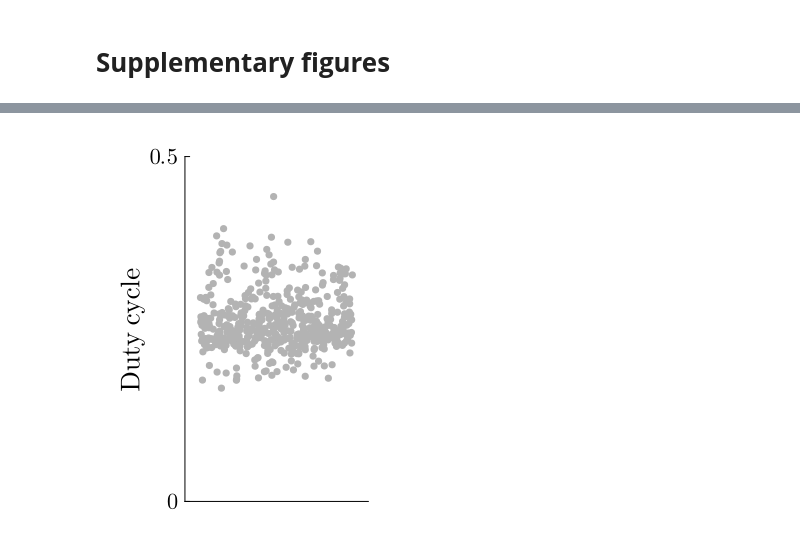
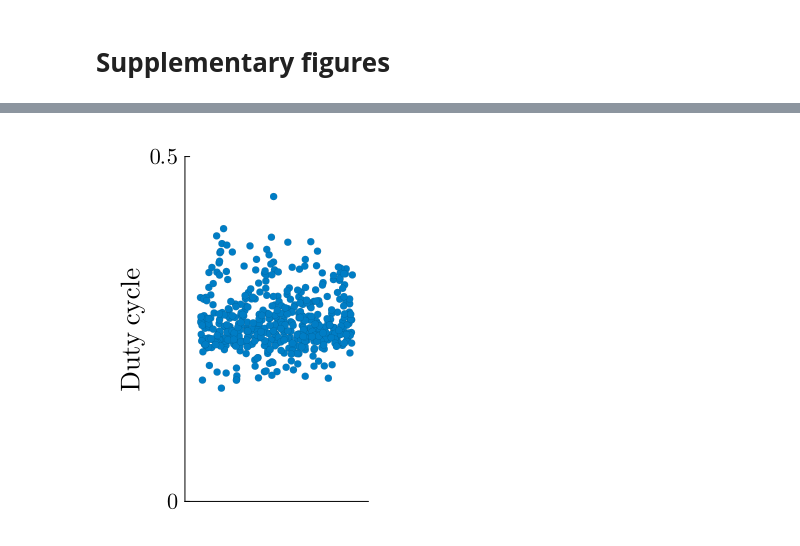
Before and after one commit to arthur-fyon/CORR_2022, a Jupyter notebook: STG/FYON_2022_STG_plots.ipynb, the cells around one changed output, grey strips where cells are left out. Cells and saved outputs as stored; diff of their text form; code cells hidden in the pictures.

```diff
--- a/STG/FYON_2022_STG_plots.ipynb
+++ b/STG/FYON_2022_STG_plots.ipynb
@@ -1129,16 +1066,16 @@ display(pSb)
 # %%
 full_T = 1 ./ interburst_f + ((nb_spikes.-1) ./ intraburst_f)
 duty_cycle = ((nb_spikes.-1) ./ intraburst_f) ./ full_T
 Random.seed!(2022)
-pSc = scatter(rand(ncells), duty_cycle, label="", color=:gray70, grid=false,
+pSc = scatter(rand(ncells), duty_cycle, label="", color=myCompleteBlue, grid=false,
               yguidefontsize=18, xguidefontsize=18, legendfontsize=12, margin=5Plots.mm,
               markerstrokewidth=0., tickfontsize=15, yticks=([0, 0.5], [L"0", L"0.5"]),
               xticks=false, size=(300, 400))
 
 ylabel!(L"\mathrm{Duty}\,\, \mathrm{cycle}")
 xlims!((-0.1, 1.1))
 ylims!((0, 0.5))
 display(pSc)
 # savefig(pSc, "./figures/STG_duty_bursting.pdf")
 # %% [output]
-[figure, old version]
+[figure, new version]
```
Also changed, not shown: parts of 33 cells of this notebook, 15 other files.
